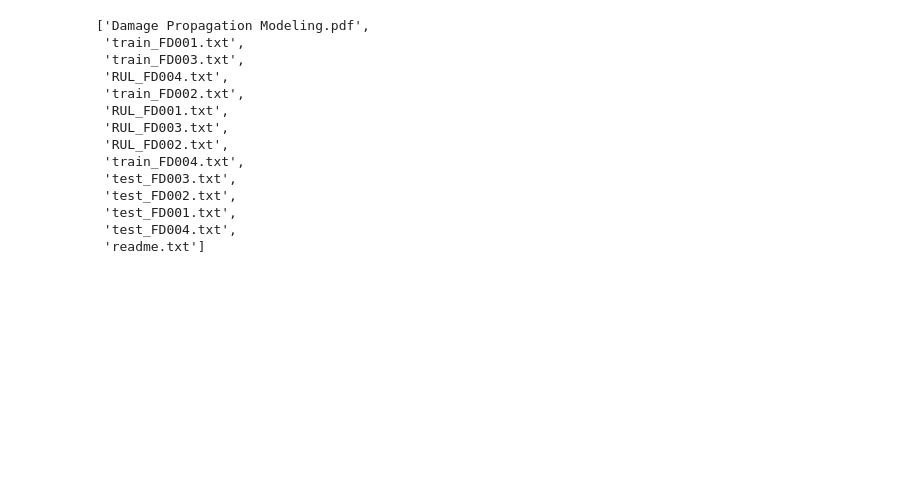
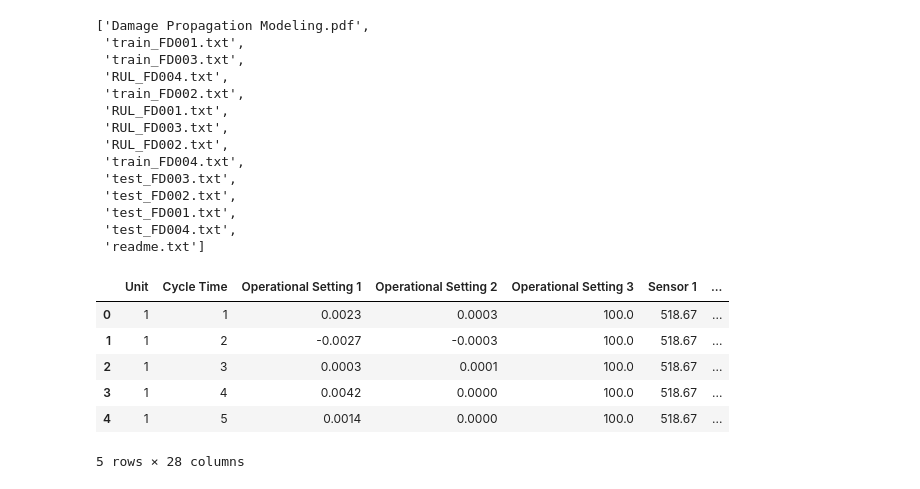
Before and after one commit to RandomKiddo/HackAI2026, a Jupyter notebook: autoencoder.ipynb, the cells around one changed output. Drawn from its saved outputs; the diff is of its cells as text; code cells hidden in the pictures; blank space fills up the shorter version.

```diff
--- a/autoencoder.ipynb
+++ b/autoencoder.ipynb
@@ -34,3 +31,21 @@ All files in dataset:
  'test_FD001.txt',
  'test_FD004.txt',
  'readme.txt']
+# %%
+# Add column names to data set
+df_train = pd.read_csv(os.path.join(path, 'train_FD001.txt'), sep=' ', header=None)
+df_test = pd.read_csv(os.path.join(path, 'test_FD001.txt'), sep=' ', header=None)
+col_names = ['Unit', 'Cycle Time'] + [f'Operational Setting {_+1}' for _ in range(3)] + [f'Sensor {_+1}' for _ in range(23)]
+
+df_test.columns = col_names
+df_train.columns = col_names
+
+df_test.head()
+# %% [output]
+|  | Unit | Cycle Time | Operational Setting 1 | Operational Setting 2 | Operational Setting 3 | Sensor 1 | ... |
+| 0 | 1 | 1 | 0.0023 | 0.0003 | 100.0 | 518.67 | ... |
+| 1 | 1 | 2 | -0.0027 | -0.0003 | 100.0 | 518.67 | ... |
+| 2 | 1 | 3 | 0.0003 | 0.0001 | 100.0 | 518.67 | ... |
+| 3 | 1 | 4 | 0.0042 | 0.0000 | 100.0 | 518.67 | ... |
+| 4 | 1 | 5 | 0.0014 | 0.0000 | 100.0 | 518.67 | ... |
+5 rows × 28 columns
```
Also changed, not shown: parts of 12 cells of this notebook, 10 other files.
